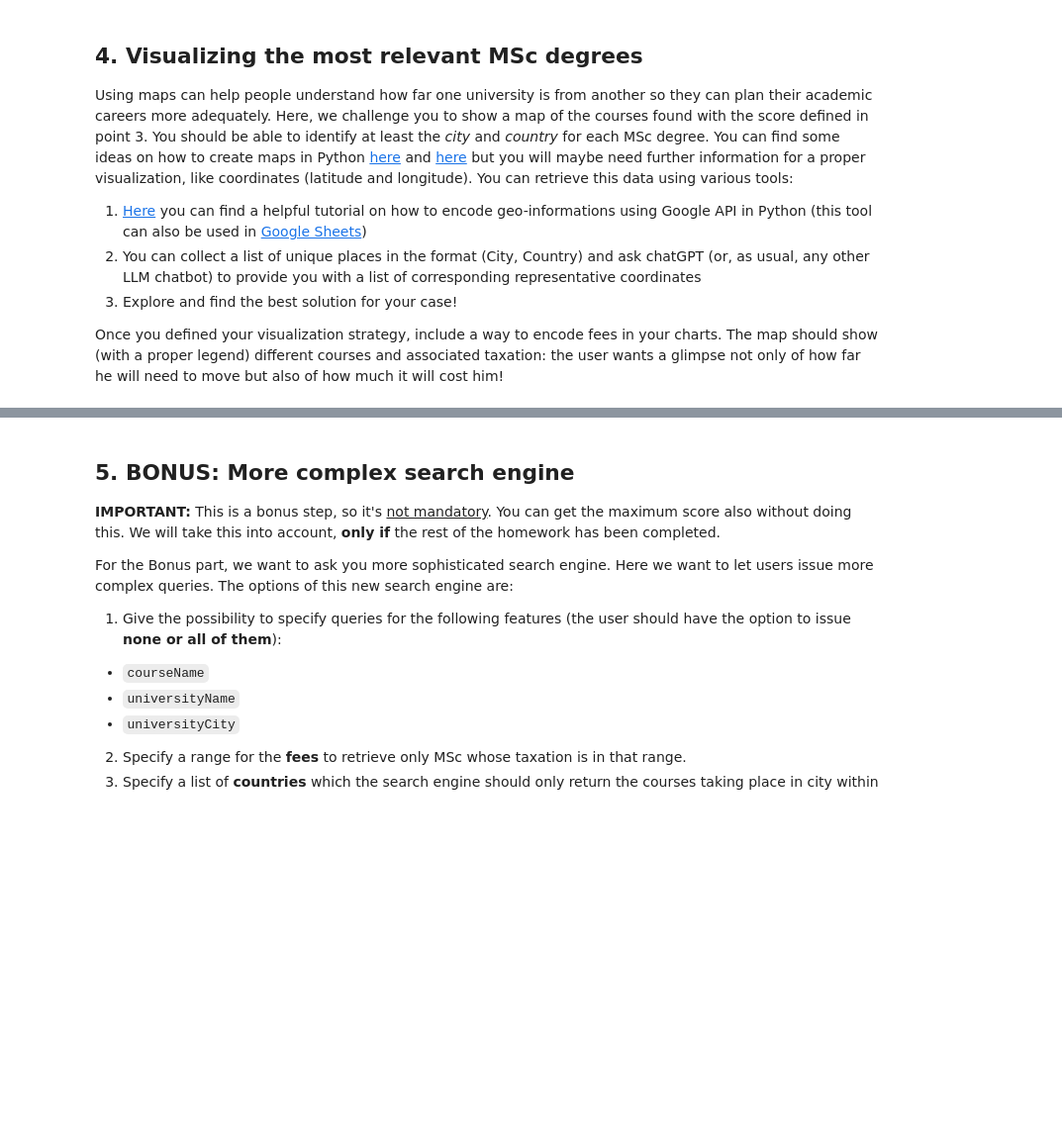
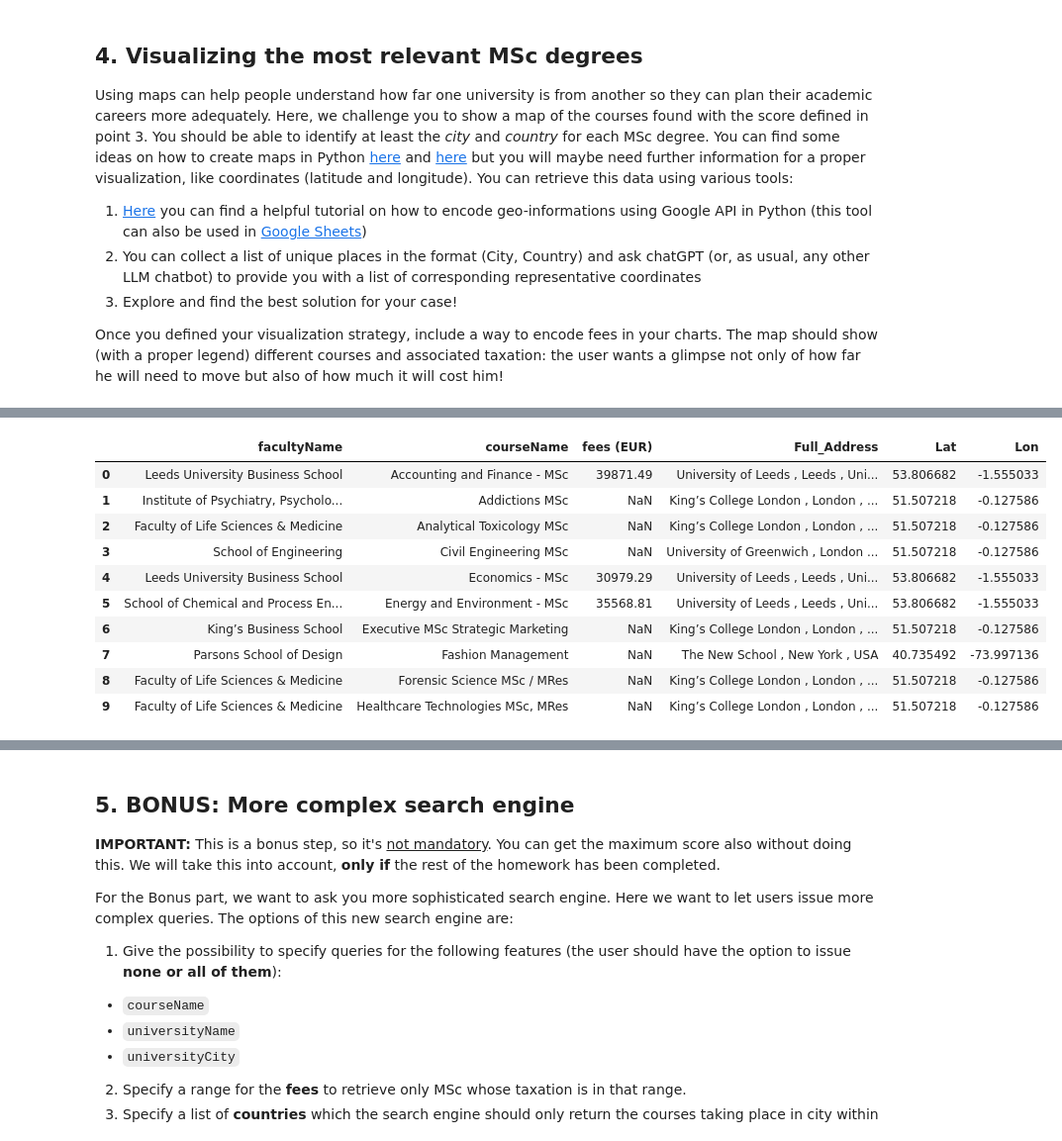
Before and after one commit to denizyy/ADM-HW3, a Jupyter notebook: HW3.ipynb, the cells around one changed output, grey strips where cells are left out. Shown at 99% size. Cells and saved outputs as stored; diff of their text form; code cells hidden in the pictures; blank space fills up the shorter version.

```diff
--- a/HW3.ipynb
+++ b/HW3.ipynb
@@ -658,0 +794,8 @@ Once you defined your visualization strategy, include a way to encode fees in yo
+# %%
+# Get new column with full address
+merged_df['Full_Address'] = merged_df['universityName'].astype(str) + ',' +  merged_df['city'] + ',' + merged_df['country']
+merged_df = merged_df.drop(columns = ['universityName','city','country'])
+
+# Lets just pass the full address column to the google API
+df_address= merged_df.iloc[:,-1:]
+df_address.head(10)
@@ -658,0 +814,30 @@ Once you defined your visualization strategy, include a way to encode fees in yo
+# %%
+# API key (this API is not working anymore)
+gmaps = googlemaps.Client(key='AIzaSyAxIS8o1CPpHQnYPf2lx3ZjcBoYXGBfwe4')
+# %%
+df_address['long'] = ""
+df_address['lat'] = ""
+
+# Getting coordinates
+for x in range(len(df_address)):
+    geocode_result = gmaps.geocode(df_address['Full_Address'][x])
+    df_address['lat'][x] = geocode_result[0]['geometry']['location'] ['lat']
+    df_address['long'][x] = geocode_result[0]['geometry']['location']['lng']
+# %%
+# Add Latitude and Longitude column in order to geocode
+merged_df['Lat'] = df_address['lat']
+merged_df['Lon'] = df_address['long']
+
+merged_df.head(10)
+# %% [output]
+|  | facultyName | courseName | fees (EUR) | Full_Address | Lat | Lon |
+| 0 | Leeds University Business School | Accounting and Finance - MSc | 39871.49 | University of Leeds , Leeds , Uni... | 53.806682 | -1.555033 |
+| 1 | Institute of Psychiatry, Psycholo... | Addictions MSc | NaN | King’s College London , London , ... | 51.507218 | -0.127586 |
+| 2 | Faculty of Life Sciences & Medicine | Analytical Toxicology MSc | NaN | King’s College London , London , ... | 51.507218 | -0.127586 |
+| 3 | School of Engineering | Civil Engineering MSc | NaN | University of Greenwich , London ... | 51.507218 | -0.127586 |
+| 4 | Leeds University Business School | Economics - MSc | 30979.29 | University of Leeds , Leeds , Uni... | 53.806682 | -1.555033 |
+| 5 | School of Chemical and Process En... | Energy and Environment - MSc | 35568.81 | University of Leeds , Leeds , Uni... | 53.806682 | -1.555033 |
+| 6 | King’s Business School | Executive MSc Strategic Marketing | NaN | King’s College London , London , ... | 51.507218 | -0.127586 |
+| 7 | Parsons School of Design | Fashion Management | NaN | The New School , New York , USA | 40.735492 | -73.997136 |
+| 8 | Faculty of Life Sciences & Medicine | Forensic Science MSc / MRes | NaN | King’s College London , London , ... | 51.507218 | -0.127586 |
+| 9 | Faculty of Life Sciences & Medicine | Healthcare Technologies MSc, MRes | NaN | King’s College London , London , ... | 51.507218 | -0.127586 |
```
Also changed, not shown: parts of 21 cells of this notebook, 1 other file.
